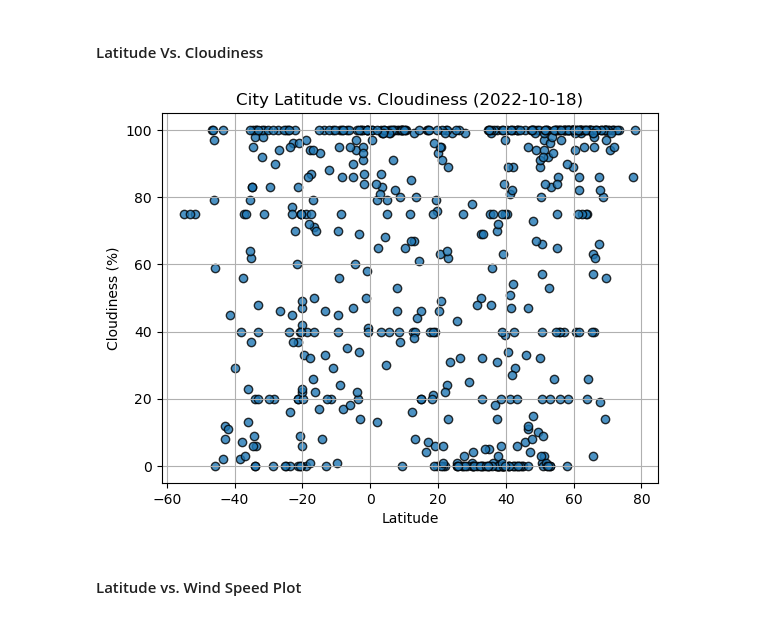
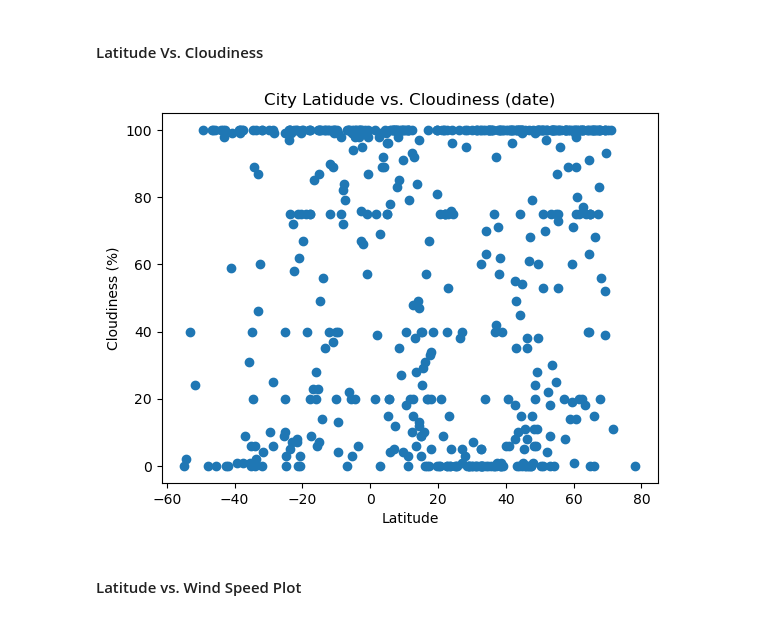
Before and after one commit to Addieryn/python-api-challenge, a Jupyter notebook: WeatherPy.ipynb, the cells around one changed output. Cells and saved outputs as stored; diff of their text form; code cells hidden in the pictures.

```diff
--- a/WeatherPy.ipynb
+++ b/WeatherPy.ipynb
@@ -220,19 +223,20 @@ plt.show()
 # %% [markdown]
 #### Latitude Vs. Cloudiness
 # %%
-# Build the scatter plots for latitude vs. cloudiness
-# YOUR CODE HERE
+# Build scatter plot for latitude vs. temperature
+plt.scatter(city_data_df["Lat"], city_data_df["Cloudiness"])
 
 # Incorporate the other graph properties
-# YOUR CODE HERE
-
+plt.xlabel("Latitude")
+plt.ylabel("Cloudiness (%)")
+plt.title("City Latidude vs. Cloudiness (date)")
 # Save the figure
 plt.savefig("output_data/Fig3.png")
 
 # Show plot
 plt.show()
 # %% [output]
-[figure, old version]
+[figure, new version]
 # %% [markdown]
 #### Latitude vs. Wind Speed Plot
 # %%
```
Also changed, not shown: parts of 34 cells of this notebook, 7 other files.
